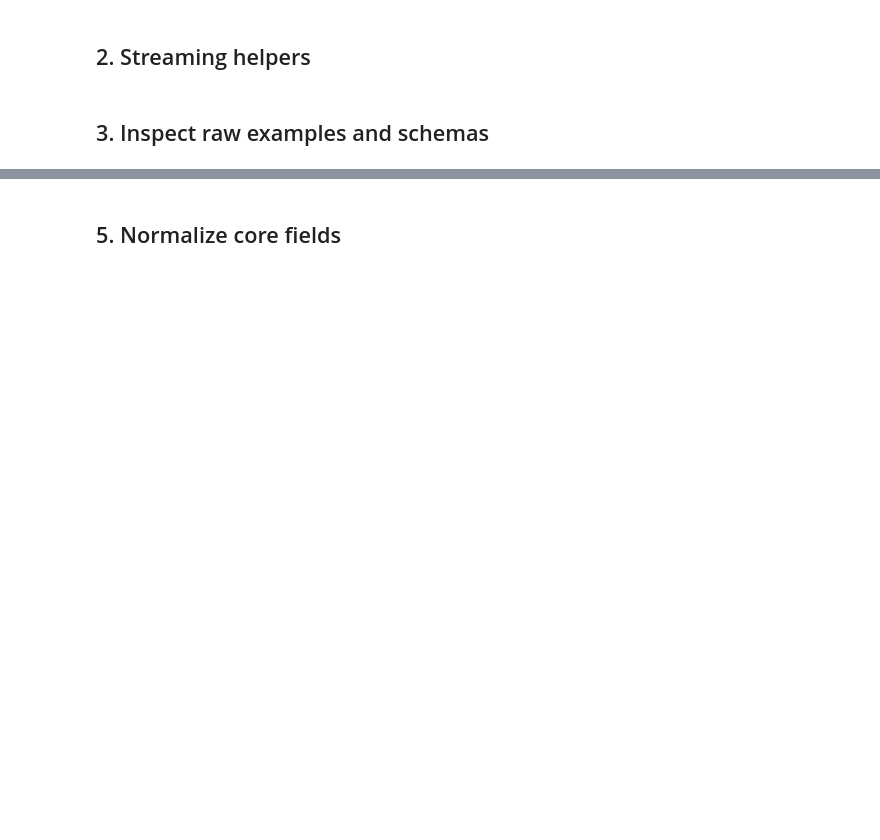
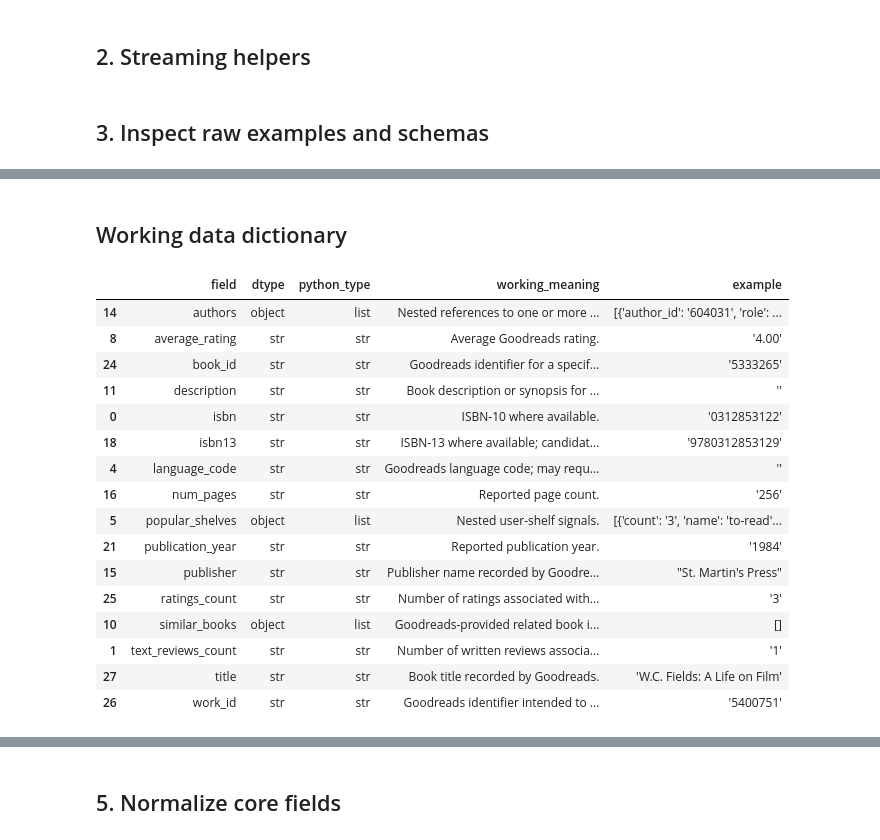
Before and after one commit to RT-Prog/semantic-book-intelligence-platform, a Jupyter notebook: notebooks/01_understanding_goodreads_openlibrary.ipynb, the cells around one changed output, grey strips where cells are left out. Cells and saved outputs as stored; diff of their text form; code cells hidden in the pictures; blank space fills up the shorter version.

```diff
--- a/notebooks/01_understanding_goodreads_openlibrary.ipynb
+++ b/notebooks/01_understanding_goodreads_openlibrary.ipynb
@@ -134,3 +208,65 @@ display(schema_df)
+# %% [markdown]
+## Working data dictionary
+# %%
+# The definitions below are a working data dictionary.
+# The intent is tp revise ambiguous meanings as the research progresses and retain the original source fields unchanged.
+
+field_meanings = {
+    "book_id": "Goodreads identifier for a specific book or edition record.",
+    "work_id": "Goodreads identifier intended to group editions of the same work.",
+    "title": "Book title recorded by Goodreads.",
+    "isbn": "ISBN-10 where available.",
+    "isbn13": "ISBN-13 where available; candidate Open Library join key.",
+    "description": "Book description or synopsis for later text analysis.",
+    "authors": "Nested references to one or more Goodreads authors.",
+    "publisher": "Publisher name recorded by Goodreads.",
+    "language_code": "Goodreads language code; may require normalization.",
+    "average_rating": "Average Goodreads rating.",
+    "ratings_count": "Number of ratings associated with the record.",
+    "text_reviews_count": "Number of written reviews associated with the record.",
+    "num_pages": "Reported page count.",
+    "publication_year": "Reported publication year.",
+    "popular_shelves": "Nested user-shelf signals.",
+    "similar_books": "Goodreads-provided related book identifiers.",
+}
+
+important_fields = list(field_meanings)
+
+working_data_dictionary = (
+    schema_df.loc[
+        (schema_df["dataset"] == "books")
+        & (schema_df["field"].isin(important_fields))
+    ]
+    .copy()
+)
+
+working_data_dictionary["working_meaning"] = (
+    working_data_dictionary["field"].map(field_meanings)
+)
+
+display(
+    working_data_dictionary[
+        ["field", "dtype", "python_type", "working_meaning", "example"]
+    ].sort_values("field")
+)
+# %% [output]
+|  | field | dtype | python_type | working_meaning | example |
+| 14 | authors | object | list | Nested references to one or more ... | [{'author_id': '604031', 'role': ... |
+| 8 | average_rating | str | str | Average Goodreads rating. | '4.00' |
+| 24 | book_id | str | str | Goodreads identifier for a specif... | '5333265' |
+| 11 | description | str | str | Book description or synopsis for ... | '' |
+| 0 | isbn | str | str | ISBN-10 where available. | '0312853122' |
+| 18 | isbn13 | str | str | ISBN-13 where available; candidat... | '9780312853129' |
+| 4 | language_code | str | str | Goodreads language code; may requ... | '' |
+| 16 | num_pages | str | str | Reported page count. | '256' |
+| 5 | popular_shelves | object | list | Nested user-shelf signals. | [{'count': '3', 'name': 'to-read'... |
+| 21 | publication_year | str | str | Reported publication year. | '1984' |
+| 15 | publisher | str | str | Publisher name recorded by Goodre... | "St. Martin's Press" |
+| 25 | ratings_count | str | str | Number of ratings associated with... | '3' |
+| 10 | similar_books | object | list | Goodreads-provided related book i... | [] |
+| 1 | text_reviews_count | str | str | Number of written reviews associa... | '1' |
+| 27 | title | str | str | Book title recorded by Goodreads. | 'W.C. Fields: A Life on Film' |
+| 26 | work_id | str | str | Goodreads identifier intended to ... | '5400751' |
 # %% [markdown]
 ## 4. Create a manageable prototype sample
 Start with 5,000 for a fast run; increase to 25,000 after validating your environment. Reservoir sampling scans the full book file to produce a uniform sample.
```
Also changed, not shown: parts of 38 cells of this notebook, 8 other files.
